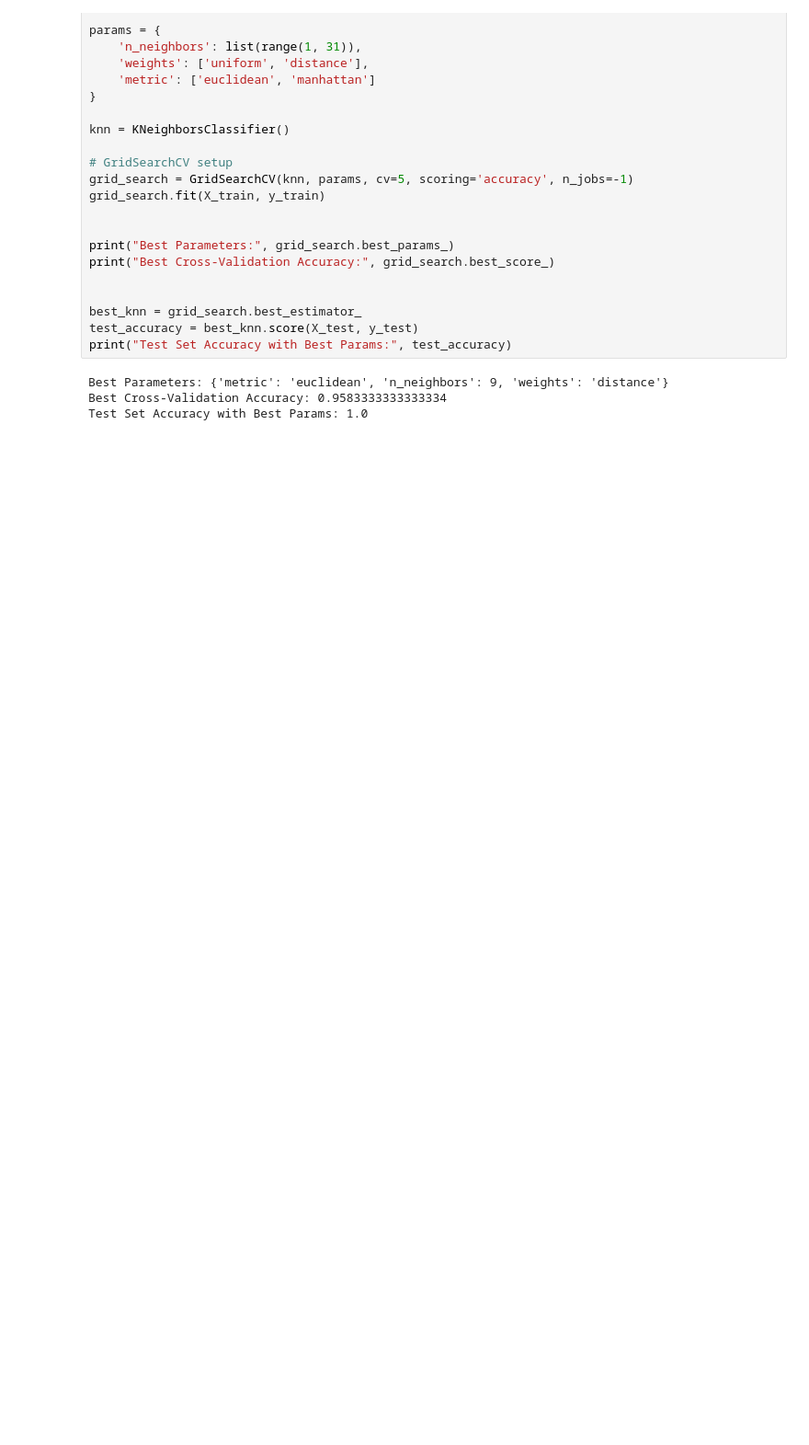
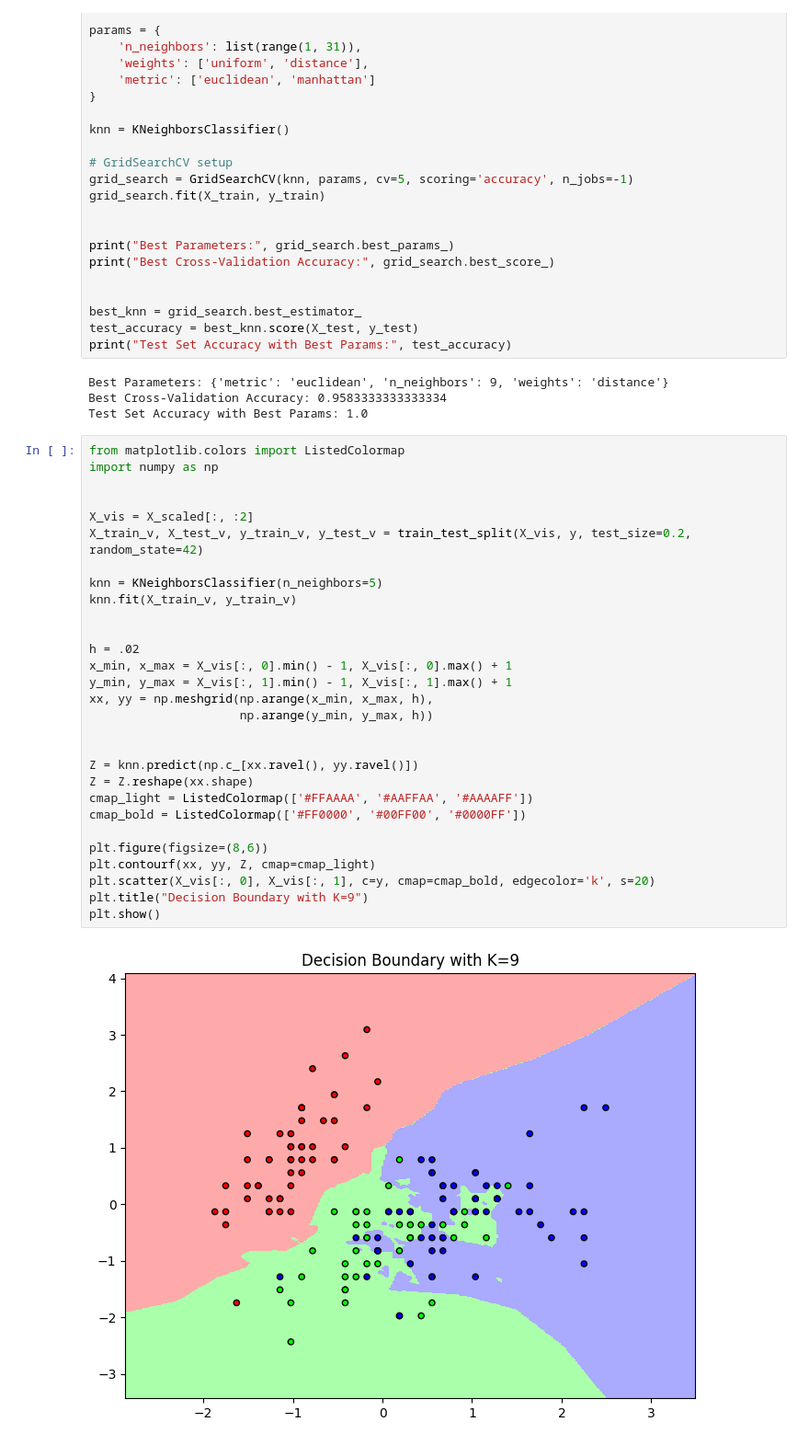
Before and after one commit to Harsimran-singh-7765/Elevate_labs_Harsimran_singh_task_6, a Jupyter notebook: main.ipynb, the cells around one changed output. Shown at 92% size. Saved outputs shown, nothing was run; the diff lists cells and outputs as text; blank space fills up the shorter version.

Commit message:
visualzing decision boundaries

```diff
--- a/main.ipynb
+++ b/main.ipynb
@@ -67,3 +67,34 @@ print("Test Set Accuracy with Best Params:", test_accuracy)
 Best Parameters: {'metric': 'euclidean', 'n_neighbors': 9, 'weights': 'distance'}
 Best Cross-Validation Accuracy: 0.9583333333333334
 Test Set Accuracy with Best Params: 1.0
+# %%
+from matplotlib.colors import ListedColormap
+import numpy as np
+
+
+X_vis = X_scaled[:, :2]
+X_train_v, X_test_v, y_train_v, y_test_v = train_test_split(X_vis, y, test_size=0.2, random_state=42)
+
+knn = KNeighborsClassifier(n_neighbors=5)
+knn.fit(X_train_v, y_train_v)
+
+
+h = .02
+x_min, x_max = X_vis[:, 0].min() - 1, X_vis[:, 0].max() + 1
+y_min, y_max = X_vis[:, 1].min() - 1, X_vis[:, 1].max() + 1
+xx, yy = np.meshgrid(np.arange(x_min, x_max, h),
+                     np.arange(y_min, y_max, h))
+
+
+Z = knn.predict(np.c_[xx.ravel(), yy.ravel()])
+Z = Z.reshape(xx.shape)
+cmap_light = ListedColormap(['#FFAAAA', '#AAFFAA', '#AAAAFF'])
+cmap_bold = ListedColormap(['#FF0000', '#00FF00', '#0000FF'])
+
+plt.figure(figsize=(8,6))
+plt.contourf(xx, yy, Z, cmap=cmap_light)
+plt.scatter(X_vis[:, 0], X_vis[:, 1], c=y, cmap=cmap_bold, edgecolor='k', s=20)
+plt.title("Decision Boundary with K=9")
+plt.show()
+# %% [output]
+[figure, added]
```
